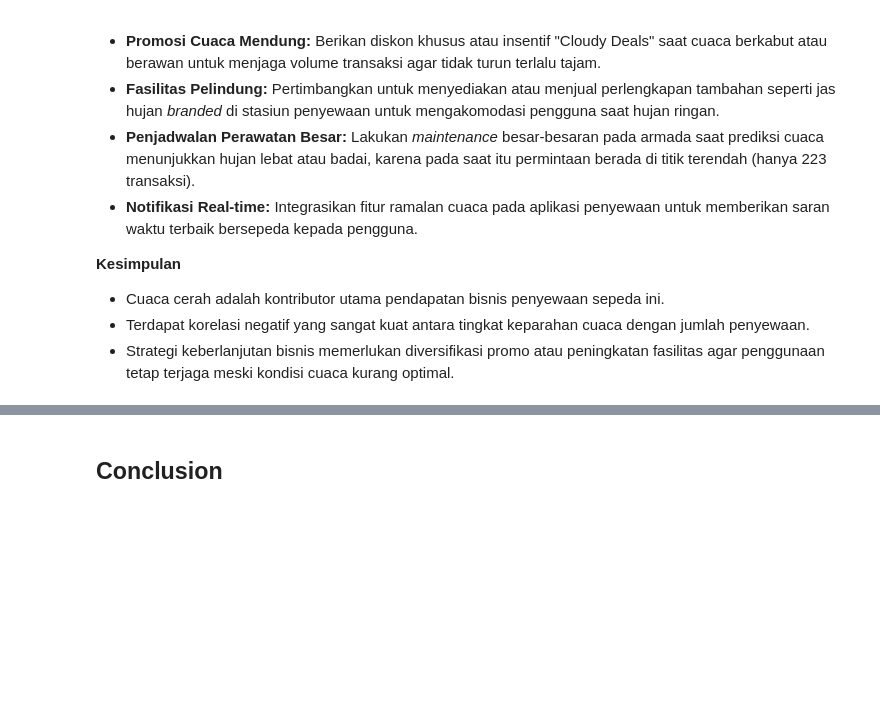
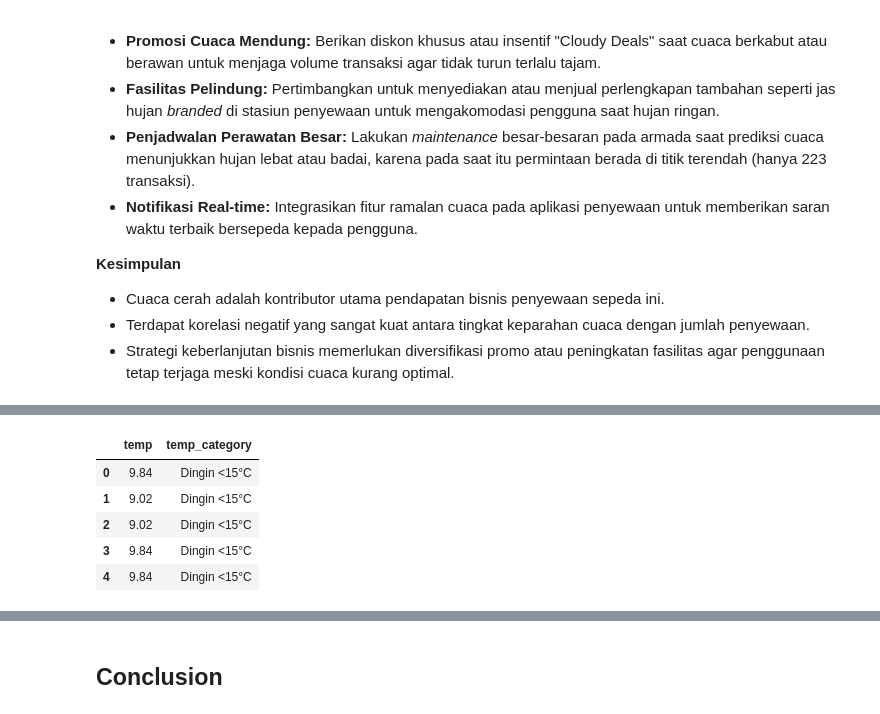
Before and after one commit to imanuelsteven/Proyek-Analisis-Data-Dicoding, a Jupyter notebook: notebook.ipynb, the cells around one changed output, grey strips where cells are left out. Cells and saved outputs as stored; diff of their text form; code cells hidden in the pictures; blank space fills up the shorter version.

```diff
--- a/notebook.ipynb
+++ b/notebook.ipynb
@@ -1177,0 +1088,18 @@ Karakteristik Klaster (Satuan Asli):
+# %%
+def categorize_temp(x):
+    if x < 15:
+        return "Dingin <15°C"
+    elif 15 <= x <= 25:
+        return "Sedang 15-25°C"
+    else:
+        return "Hangat >25°C"
+
+df_clean["temp_category"] = df_clean["temp"].map(categorize_temp)
+df_clean[["temp", "temp_category"]].head()
+# %% [output]
+|  | temp | temp_category |
+| 0 | 9.84 | Dingin <15°C |
+| 1 | 9.02 | Dingin <15°C |
+| 2 | 9.02 | Dingin <15°C |
+| 3 | 9.84 | Dingin <15°C |
+| 4 | 9.84 | Dingin <15°C |
```
Also changed, not shown: parts of 15 cells of this notebook, 2 other files.
